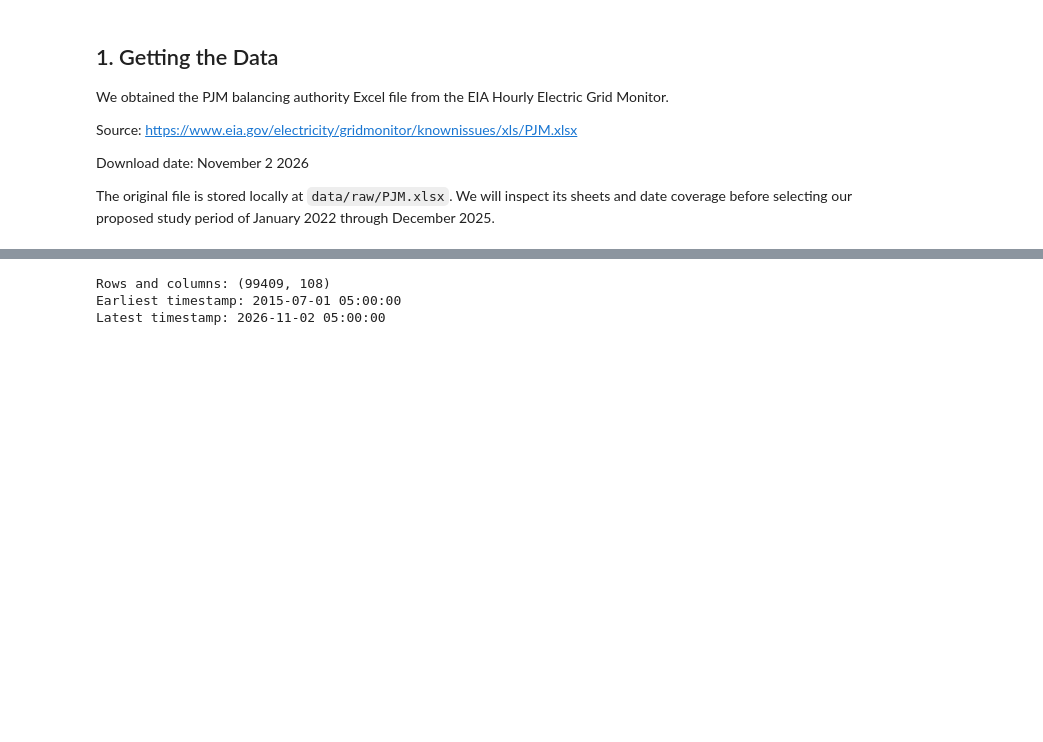
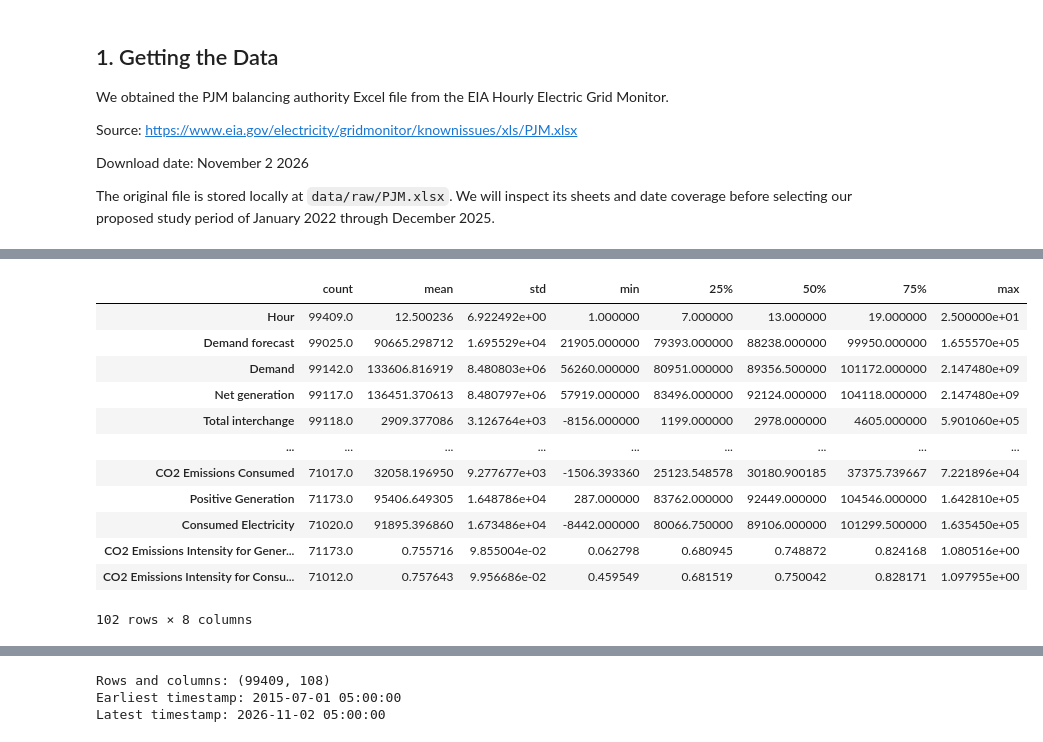
Before and after one commit to refreshminht/ac209a_low_carbon_computing, a Jupyter notebook: notebooks/01_data_cleaning.ipynb, the cells around one changed output, grey strips where cells are left out. Saved outputs shown, nothing was run; the diff lists cells and outputs as text; code cells hidden in the pictures; blank space fills up the shorter version.

```diff
--- a/notebooks/01_data_cleaning.ipynb
+++ b/notebooks/01_data_cleaning.ipynb
@@ -38,2 +33,5 @@ Downloaded data size: 114.54 MB
 Available sheets: ['Published Hourly Data', 'Published Daily Data', 'BA Full Names', 'Hourly Charts', 'Daily Charts', 'Known Data Issues', 'Notes', 'Imbalance Thresholds', 'Range Thresholds']
+# %%
+#loading in hourly data
+hourly_df = pd.read_excel(excel_file, sheet_name="Published Hourly Data")
 # %%
@@ -56,0 +98,17 @@ print(preview.columns.tolist())
+# %%
+# summary statistics of numerical columns
+hourly_df.select_dtypes(include="number").describe().T
+# %% [output]
+|  | count | mean | std | min | 25% | 50% | 75% | max |
+| Hour | 99409.0 | 12.500236 | 6.922492e+00 | 1.000000 | 7.000000 | 13.000000 | 19.000000 | 2.500000e+01 |
+| Demand forecast | 99025.0 | 90665.298712 | 1.695529e+04 | 21905.000000 | 79393.000000 | 88238.000000 | 99950.000000 | 1.655570e+05 |
+| Demand | 99142.0 | 133606.816919 | 8.480803e+06 | 56260.000000 | 80951.000000 | 89356.500000 | 101172.000000 | 2.147480e+09 |
+| Net generation | 99117.0 | 136451.370613 | 8.480797e+06 | 57919.000000 | 83496.000000 | 92124.000000 | 104118.000000 | 2.147480e+09 |
+| Total interchange | 99118.0 | 2909.377086 | 3.126764e+03 | -8156.000000 | 1199.000000 | 2978.000000 | 4605.000000 | 5.901060e+05 |
+| ... | ... | ... | ... | ... | ... | ... | ... | ... |
+| CO2 Emissions Consumed | 71017.0 | 32058.196950 | 9.277677e+03 | -1506.393360 | 25123.548578 | 30180.900185 | 37375.739667 | 7.221896e+04 |
+| Positive Generation | 71173.0 | 95406.649305 | 1.648786e+04 | 287.000000 | 83762.000000 | 92449.000000 | 104546.000000 | 1.642810e+05 |
+| Consumed Electricity | 71020.0 | 91895.396860 | 1.673486e+04 | -8442.000000 | 80066.750000 | 89106.000000 | 101299.500000 | 1.635450e+05 |
+| CO2 Emissions Intensity for Gener... | 71173.0 | 0.755716 | 9.855004e-02 | 0.062798 | 0.680945 | 0.748872 | 0.824168 | 1.080516e+00 |
+| CO2 Emissions Intensity for Consu... | 71012.0 | 0.757643 | 9.956686e-02 | 0.459549 | 0.681519 | 0.750042 | 0.828171 | 1.097955e+00 |
+102 rows × 8 columns
```
Also changed, not shown: parts of 9 cells of this notebook.
